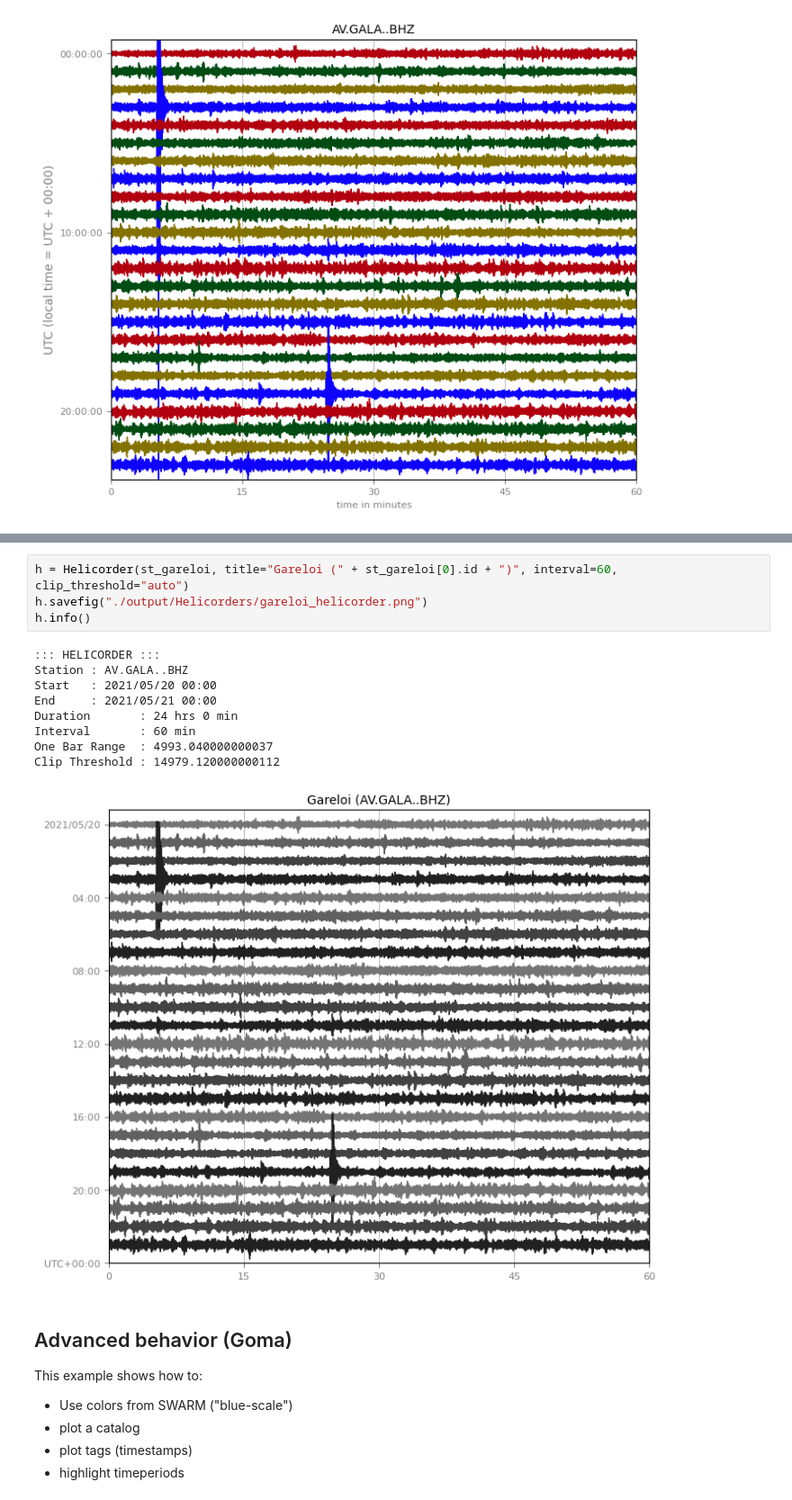
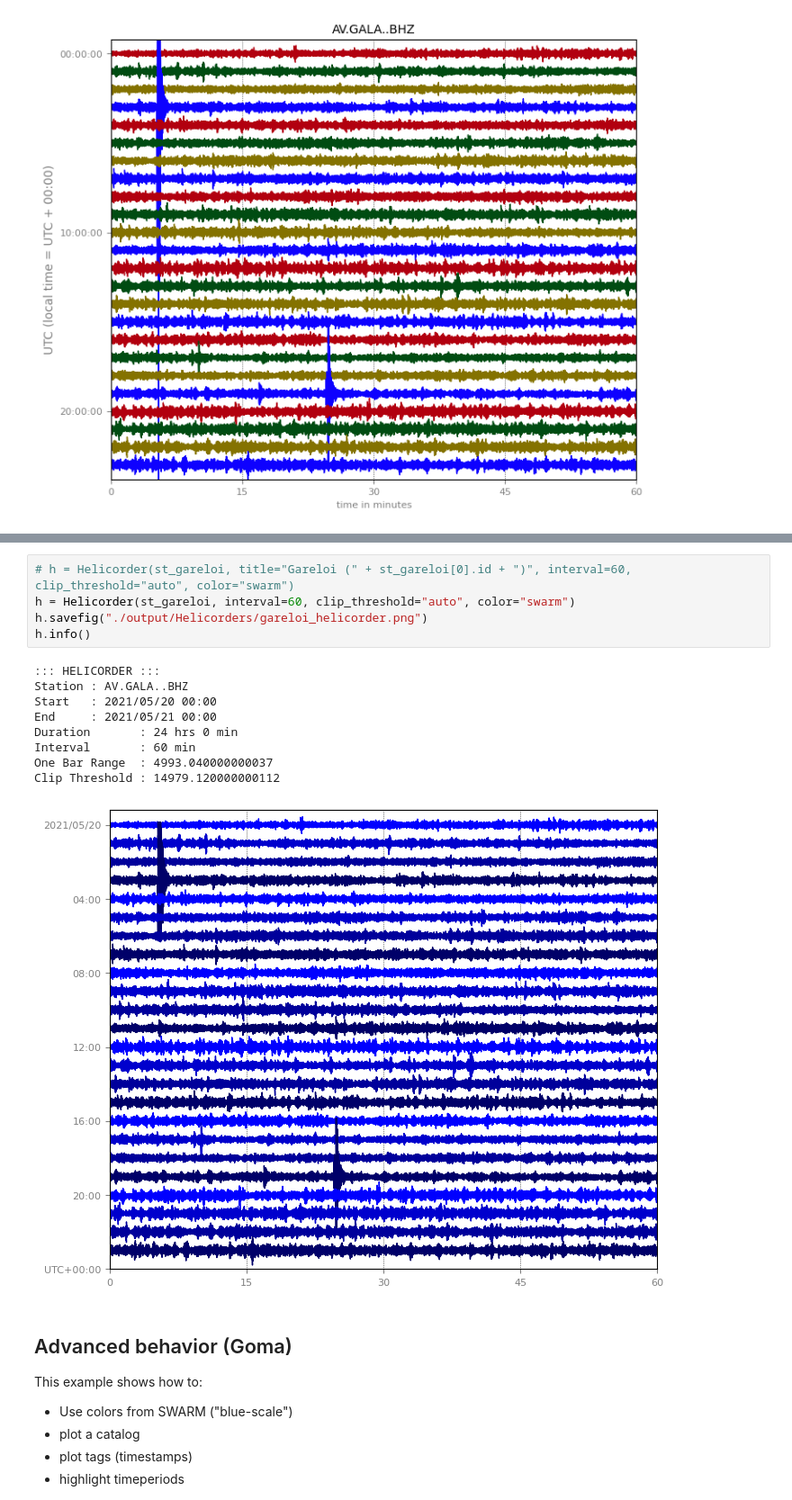
Before and after one commit to jwellik/vdapseisutils, a Jupyter notebook: gallery/Helicorder_tutorial.ipynb, the cells around one changed output, grey strips where cells are left out. Shown at 90% size. Saved outputs shown, nothing was run; the diff lists cells and outputs as text.

Commit message:
Heli: change default to SWARM colors

```diff
--- a/gallery/Helicorder_tutorial.ipynb
+++ b/gallery/Helicorder_tutorial.ipynb
@@ -29,17 +43,18 @@ st_gareloi.plot(type="dayplot", interval=60)
 # %%
-h = Helicorder(st_gareloi, title="Gareloi (" + st_gareloi[0].id + ")", interval=60, clip_threshold="auto")
+# h = Helicorder(st_gareloi, title="Gareloi (" + st_gareloi[0].id + ")", interval=60, clip_threshold="auto", color="swarm")
+h = Helicorder(st_gareloi, interval=60, clip_threshold="auto", color="swarm")
 h.savefig("./output/Helicorders/gareloi_helicorder.png")
 h.info()
 # %% [output]
 ::: HELICORDER :::
 Station : AV.GALA..BHZ
 Start   : 2021/05/20 00:00
 End     : 2021/05/21 00:00
 Duration       : 24 hrs 0 min
 Interval       : 60 min
 One Bar Range  : 4993.040000000037
 Clip Threshold : 14979.120000000112
-[figure, old version]
+[figure, new version]
 # %% [markdown]
 ## Advanced behavior (Goma)
 
```
Also changed, not shown: parts of 8 cells of this notebook, 1 other file.
